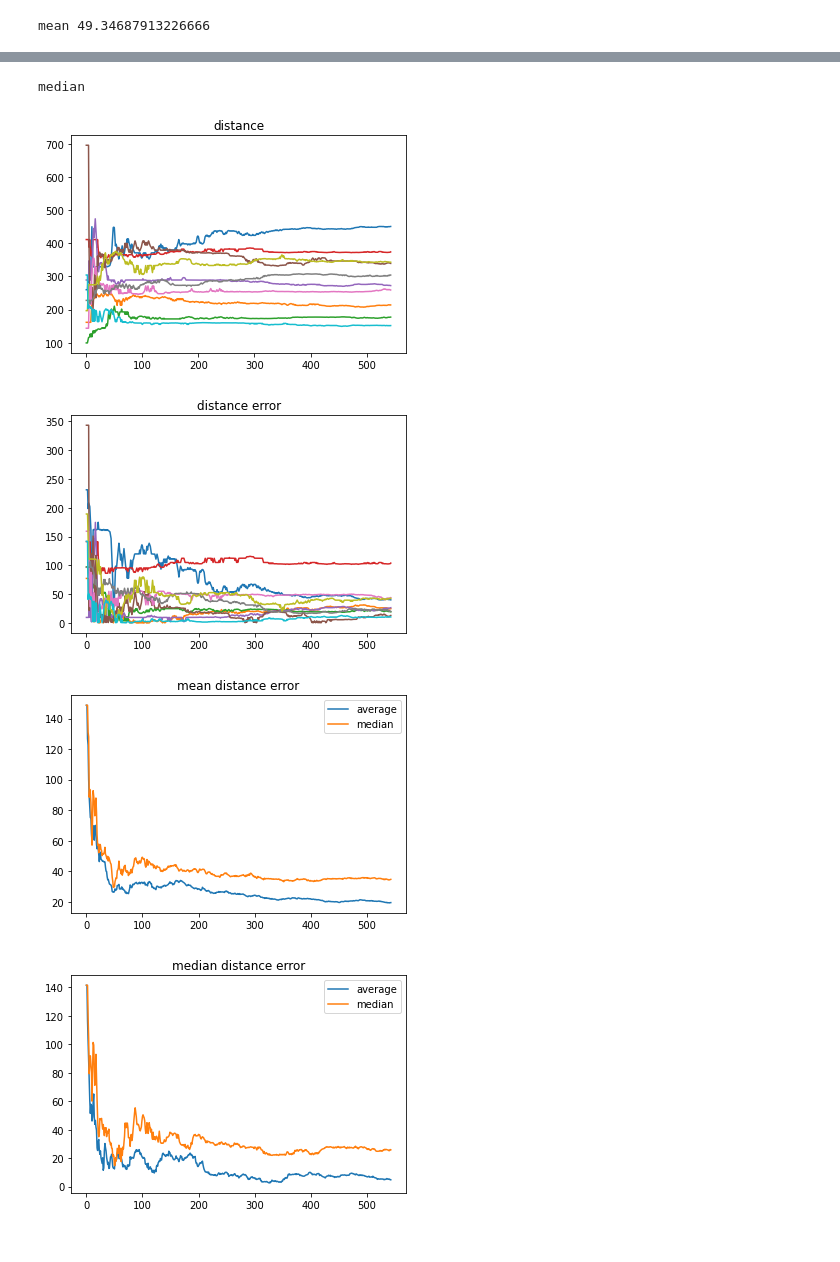
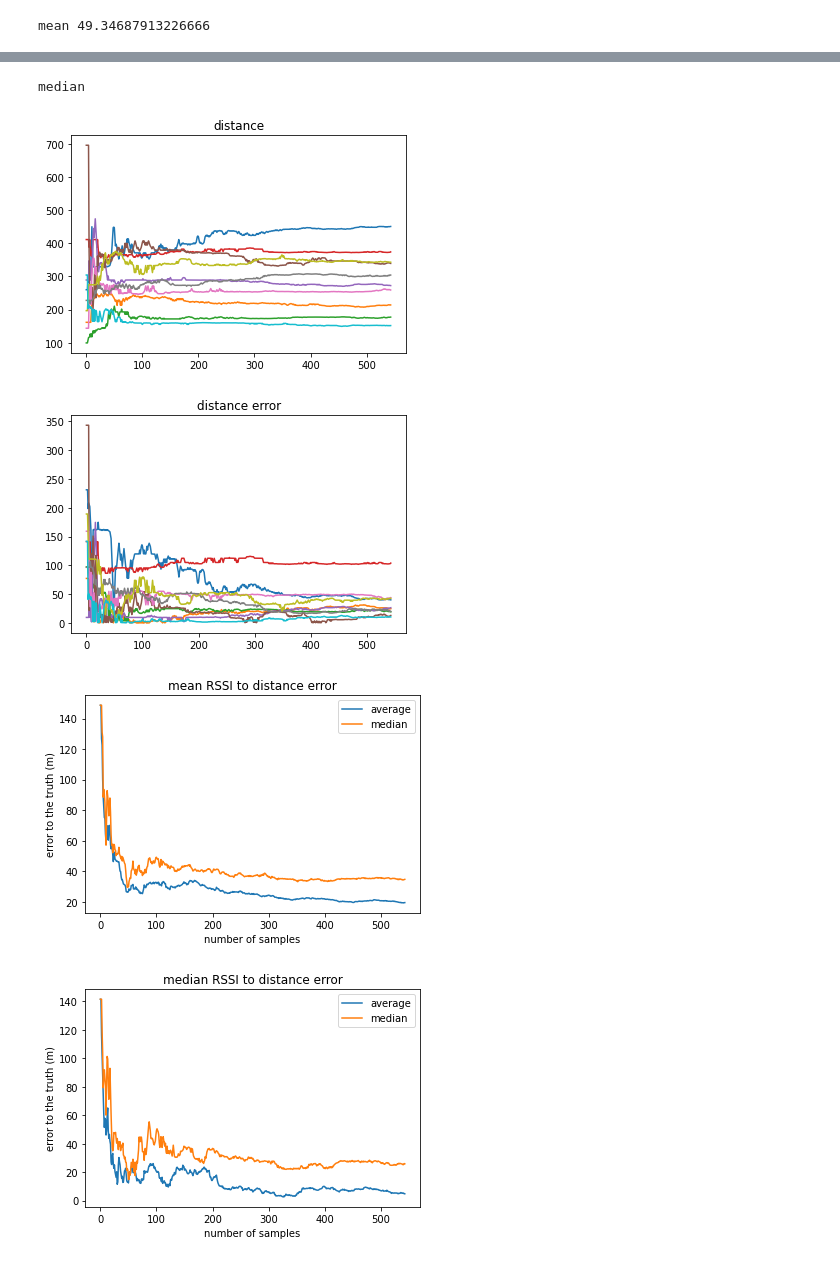
Before and after one commit to kazuyahirotsu/LoRaPos, a Jupyter notebook: simulation/flora_simulation/scripts/rssi2distance_analysis.ipynb, the cells around one changed output, grey strips where cells are left out. Drawn from its saved outputs; the diff is of its cells as text; code cells hidden in the pictures.

```diff
--- a/simulation/flora_simulation/scripts/rssi2distance_analysis.ipynb
+++ b/simulation/flora_simulation/scripts/rssi2distance_analysis.ipynb
@@ -96,7 +96,7 @@ cumulative_count = rssi_values.apply(lambda x: (x.notna().cumsum()))
 average_df = cumulative_sum / cumulative_count
 average_df = average_df.T.reindex(index=initial_node_order).dropna(axis=1)
 
-# calculate average
+# calculate median
 median_df = rssi_values.T.dropna(axis=1).T.expanding().median().T.reindex(index=initial_node_order)
 
 # convert rssi to distance
@@ -126,34 +126,38 @@ print("median")
 
 # visualize
 plt.figure(facecolor="white")
 plt.plot(distance_median_df.T)
 plt.title("distance")
 plt.show()
 
 plt.figure(facecolor="white")
 plt.plot(distance_median_error_df.T)
 plt.title("distance error")
 plt.show()
 
 plt.figure(facecolor="white")
 plt.plot(distance_average_error_df.mean().T, label="average")
 plt.plot(distance_median_error_df.mean().T, label="median")
-plt.title("mean distance error")
+plt.xlabel("number of samples")
+plt.ylabel("error to the truth (m)")
+plt.title("mean RSSI to distance error")
 plt.legend(loc="upper right")
 plt.show()
 
 plt.figure(facecolor="white")
 plt.plot(distance_average_error_df.median().T, label="average")
 plt.plot(distance_median_error_df.median().T, label="median")
-plt.title("median distance error")
+plt.xlabel("number of samples")
+plt.ylabel("error to the truth (m)")
+plt.title("median RSSI to distance error")
 plt.legend(loc="upper right")
 plt.show()
 # %% [output]
 average
 [figure]
 [figure]
 median
 [figure]
 [figure]
-[figure, old version]
+[figure, new version]
-[figure, old version]
+[figure, new version]
```
Also changed, not shown: parts of 7 cells of this notebook, 38 other files.
